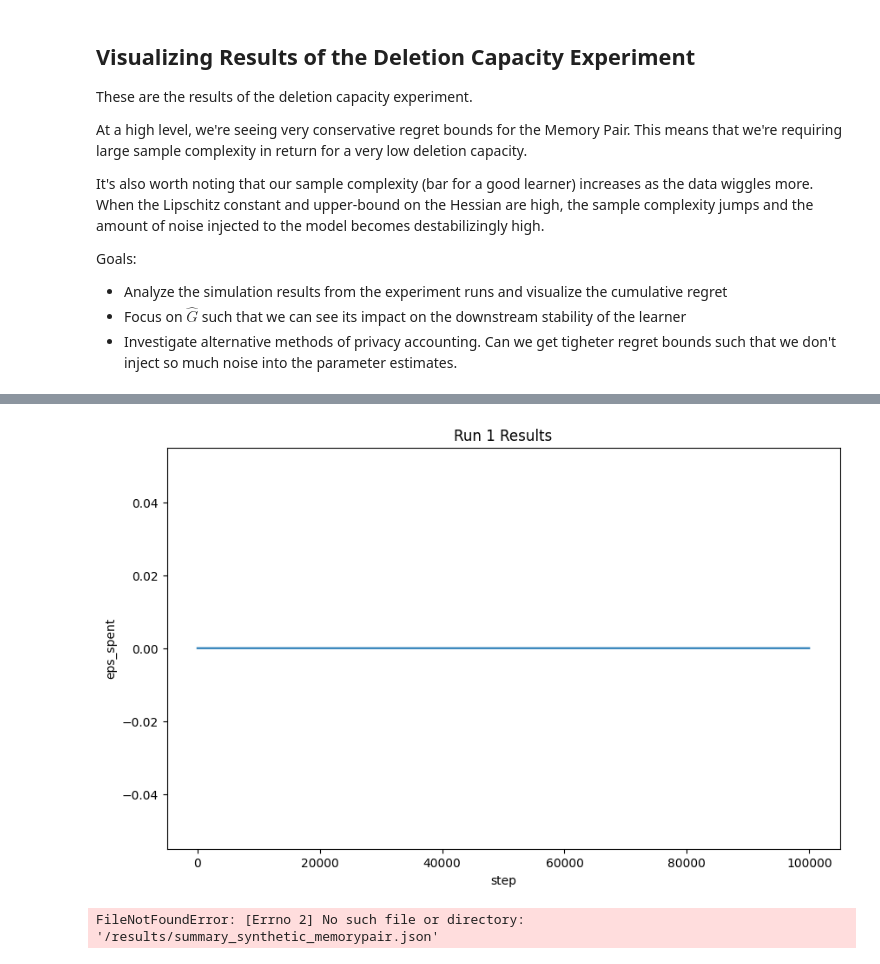
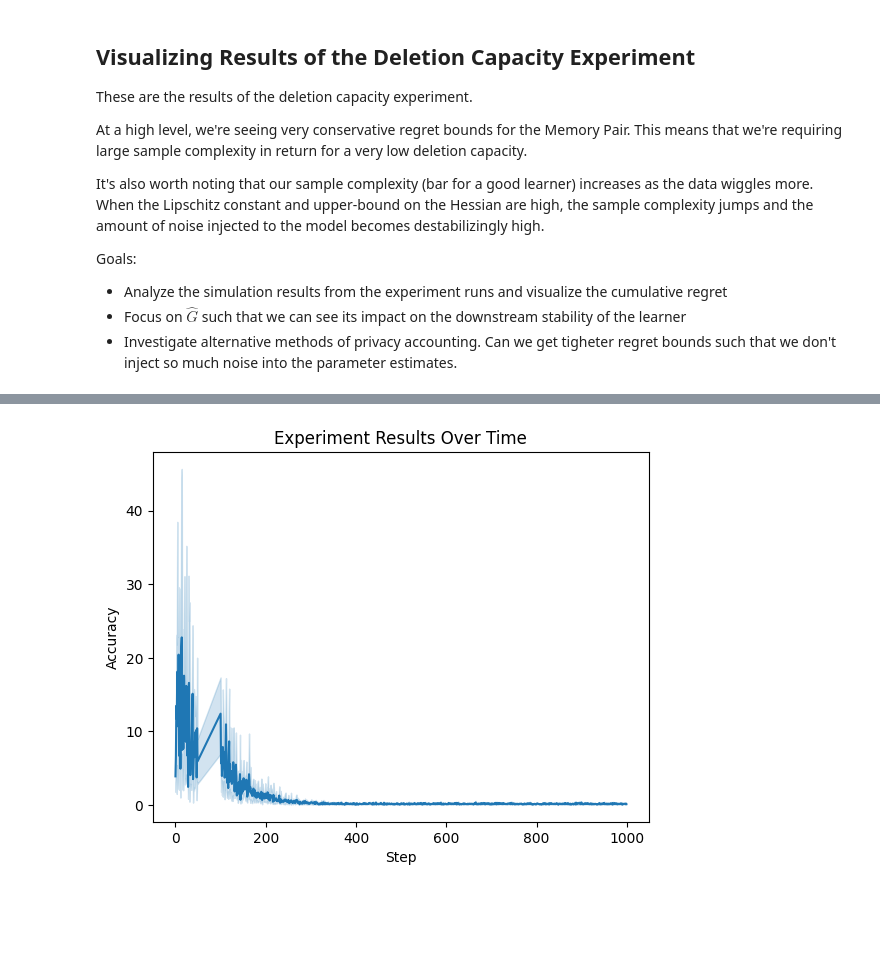
Before and after one commit to kennonstewart/unlearning-research-meta, a Jupyter notebook: experiments/deletion_capacity/results/analysis.ipynb, the cells around one changed output, grey strips where cells are left out. Saved outputs shown, nothing was run; the diff lists cells and outputs as text; code cells hidden in the pictures; blank space fills up the shorter version.

```diff
--- a/experiments/deletion_capacity/results/analysis.ipynb
+++ b/experiments/deletion_capacity/results/analysis.ipynb
@@ -108,20 +57,8 @@ plt.show()
-# %%
-# visualize the results for run 1
-plt.figure(figsize=(10, 6))
-sns.lineplot(data=run_1, x='step', y='eps_spent' )
-plt.title('Run 1 Results')
-plt.show()
-# %% [output]
-[figure, removed]
-# %%
-import json
-import pandas as pd
-
-# --- Option B: if it's saved in a file -----------------------------
-with open("summary_synthetic_memorypair.json") as f:
-    records = json.load(f)
-
-df = pd.DataFrame(records)
-print(df.head())
-# %% [output]
-FileNotFoundError: [Errno 2] No such file or directory: '/results/summary_synthetic_memorypair.json'
+# %%
+sns.lineplot(data=split, x="event", y="acc")
+plt.title("Experiment Results Over Time")
+plt.xlabel("Step")
+plt.ylabel("Accuracy")
+plt.show()
+# %% [output]
+[figure, added]
```
Also changed, not shown: parts of 14 cells of this notebook, 3 other files.
